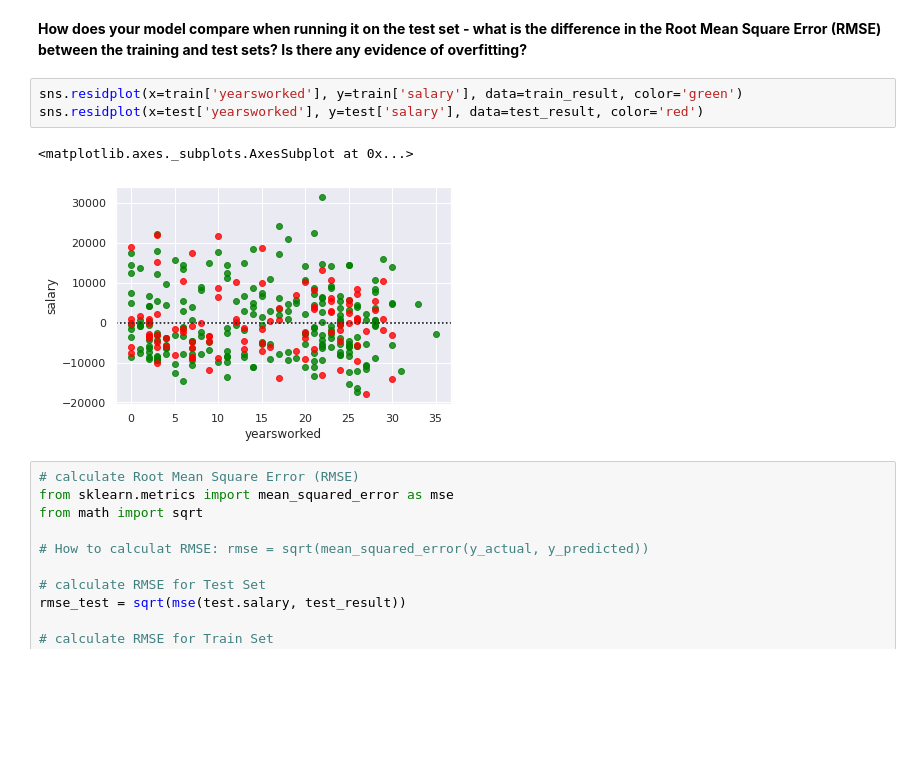
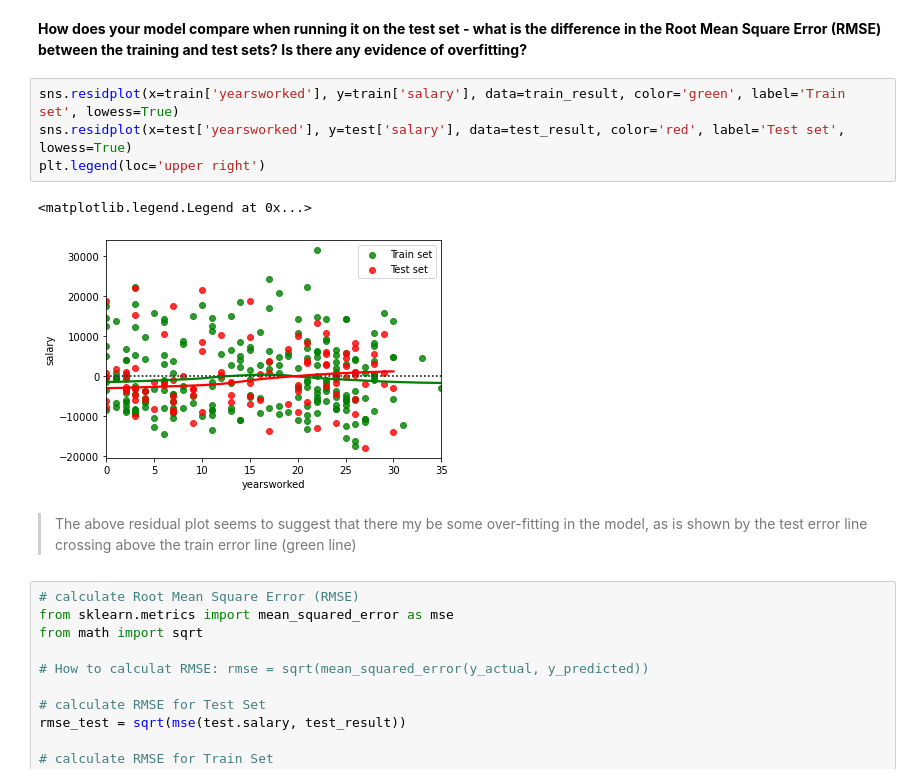
Before and after one commit to Shalom91/New-Regression, a Jupyter notebook: Regression_Analysis.ipynb, the cells around one changed output. Saved outputs shown, nothing was run; the diff lists cells and outputs as text; blank space fills up the shorter version.

Commit message:
added residul plot for detecting overfitting in the regression model

```diff
--- a/Regression_Analysis.ipynb
+++ b/Regression_Analysis.ipynb
@@ -315,11 +320,14 @@ Length: 98, dtype: float64
 # %% [markdown]
 **How does your model compare when running it on the test set - what is the difference in the Root Mean Square Error (RMSE) between the training and test sets? Is there any evidence of overfitting?**
 # %%
-sns.residplot(x=train['yearsworked'], y=train['salary'], data=train_result, color='green')
-sns.residplot(x=test['yearsworked'], y=test['salary'], data=test_result, color='red')
+sns.residplot(x=train['yearsworked'], y=train['salary'], data=train_result, color='green', label='Train set', lowess=True)
+sns.residplot(x=test['yearsworked'], y=test['salary'], data=test_result, color='red', label='Test set', lowess=True)
+plt.legend(loc='upper right')
 # %% [output]
-<matplotlib.axes._subplots.AxesSubplot at 0x...>
+<matplotlib.legend.Legend at 0x...>
-[figure, old version]
+[figure, new version]
+# %% [markdown]
+> The above residual plot seems to suggest that there my be some over-fitting in the model, as is shown by the test error line crossing above the train error line (green line)
 # %%
 # calculate Root Mean Square Error (RMSE)
 from sklearn.metrics import mean_squared_error as mse
```
Also changed, not shown: parts of 9 cells of this notebook.
